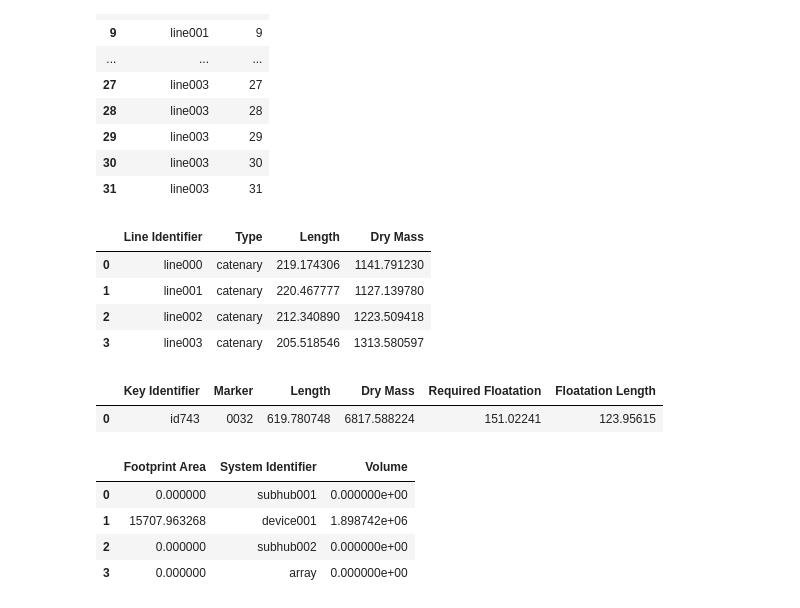
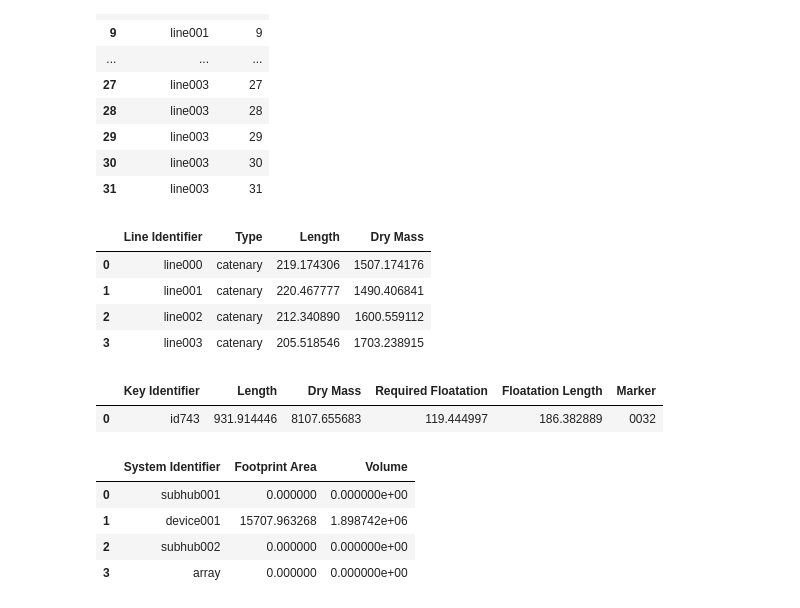
Before and after one commit to DTOcean/dtocean-core, a Jupyter notebook: notebooks/DTOcean Moorings and Foundations Test.ipynb, the cells around one changed output. Drawn from its saved outputs; the diff is of its cells as text; code cells hidden in the pictures.

```diff
--- a/notebooks/DTOcean Moorings and Foundations Test.ipynb
+++ b/notebooks/DTOcean Moorings and Foundations Test.ipynb
@@ -270,27 +272,27 @@ moorings.get_value(new_core, new_project)
 | 30 | line003 | 30 |
 | 31 | line003 | 31 |
 # %%
-lines = mooring_branch.get_output_variable(new_core, new_project, "farm.line_data")
+lines = mooring_branch.get_output_variable(new_core, new_project, "project.moorings_line_data")
 lines.get_value(new_core, new_project)
 # %% [output]
 |  | Line Identifier | Type | Length | Dry Mass |
-| 0 | line000 | catenary | 219.174306 | 1141.791230 |
-| 1 | line001 | catenary | 220.467777 | 1127.139780 |
-| 2 | line002 | catenary | 212.340890 | 1223.509418 |
-| 3 | line003 | catenary | 205.518546 | 1313.580597 |
+| 0 | line000 | catenary | 219.174306 | 1507.174176 |
+| 1 | line001 | catenary | 220.467777 | 1490.406841 |
+| 2 | line002 | catenary | 212.340890 | 1600.559112 |
+| 3 | line003 | catenary | 205.518546 | 1703.238915 |
 # %%
-umbilicals = mooring_branch.get_output_variable(new_core, new_project, "farm.umbilical_cable_data")
+umbilicals = mooring_branch.get_output_variable(new_core, new_project, "project.umbilical_cable_data")
 umbilicals.get_value(new_core, new_project)
 # %% [output]
-|  | Key Identifier | Marker | Length | Dry Mass | Required Floatation | Floatation Length |
-| 0 | id743 | 0032 | 619.780748 | 6817.588224 | 151.02241 | 123.95615 |
+|  | Key Identifier | Length | Dry Mass | Required Floatation | Floatation Length | Marker |
+| 0 | id743 | 931.914446 | 8107.655683 | 119.444997 | 186.382889 | 0032 |
 # %%
-dimensions = mooring_branch.get_output_variable(new_core, new_project, "farm.moorings_dimensions")
+dimensions = mooring_branch.get_output_variable(new_core, new_project, "project.moorings_dimensions")
 dimensions.get_value(new_core, new_project)
 # %% [output]
-|  | Footprint Area | System Identifier | Volume |
-| 0 | 0.000000 | subhub001 | 0.000000e+00 |
-| 1 | 15707.963268 | device001 | 1.898742e+06 |
-| 2 | 0.000000 | subhub002 | 0.000000e+00 |
-| 3 | 0.000000 | array | 0.000000e+00 |
+|  | System Identifier | Footprint Area | Volume |
+| 0 | subhub001 | 0.000000 | 0.000000e+00 |
+| 1 | device001 | 15707.963268 | 1.898742e+06 |
+| 2 | subhub002 | 0.000000 | 0.000000e+00 |
+| 3 | array | 0.000000 | 0.000000e+00 |
 # %%
```
Also changed, not shown: parts of 16 cells of this notebook, 17 other files.
